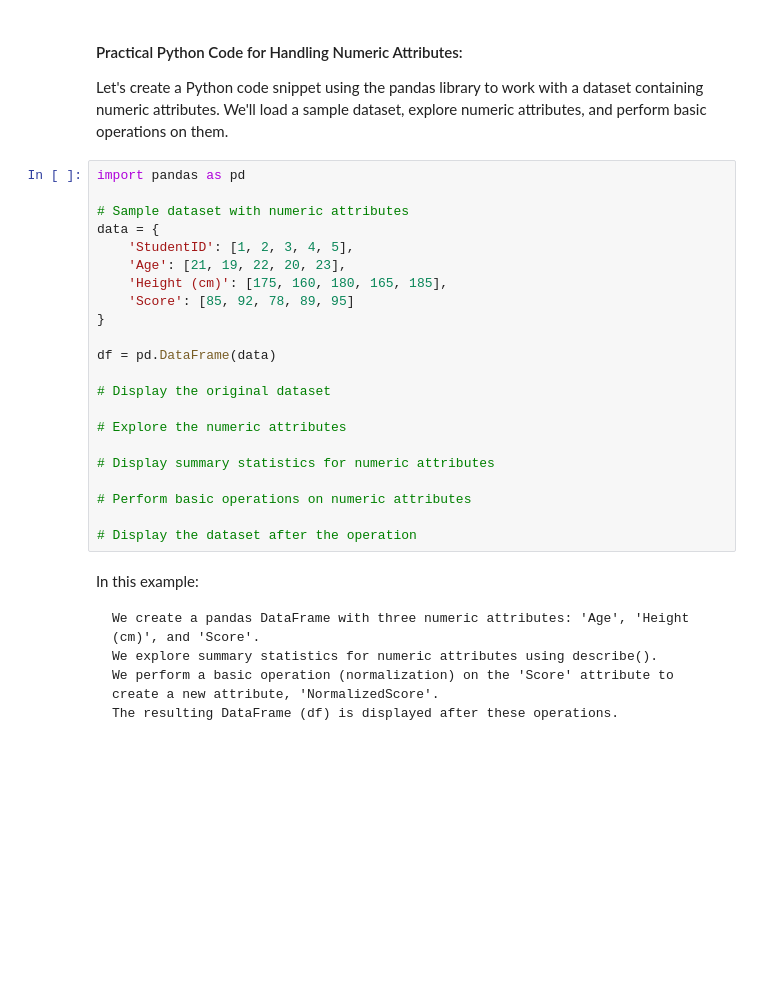
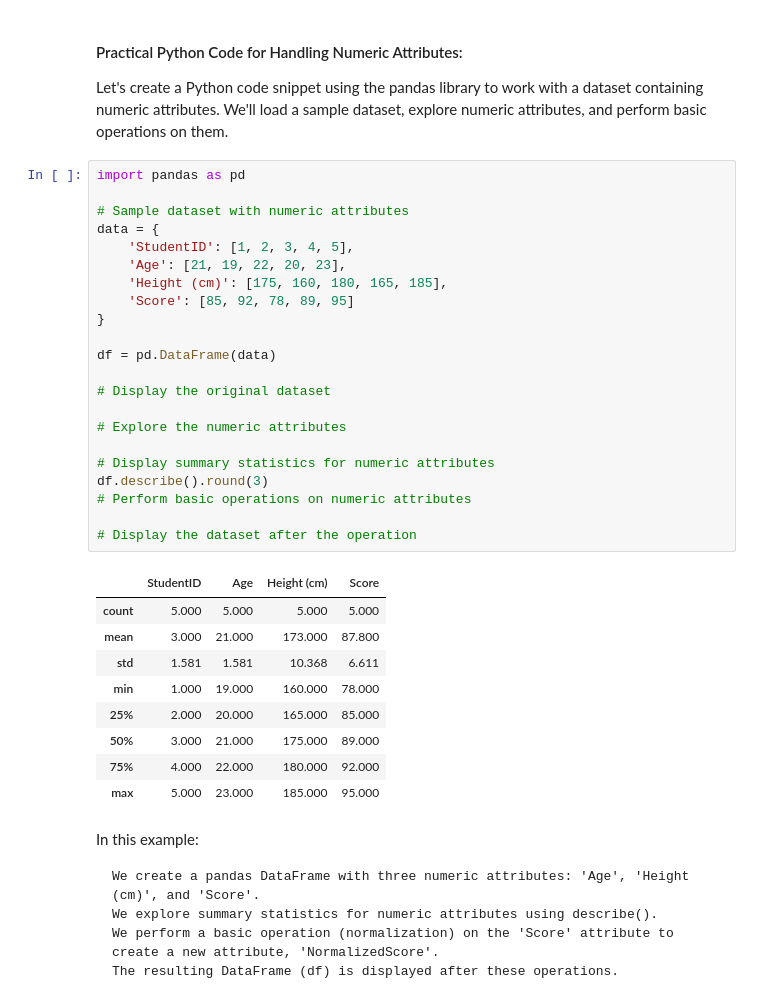
Before and after one commit to WayanRadit29/College_Data_Mining, a Jupyter notebook: Praktikum1/1 - Eksplorasi Data.ipynb, the cells around one changed output. Cells and saved outputs as stored; diff of their text form; blank space fills up the shorter version.

```diff
--- a/Praktikum1/1 - Eksplorasi Data.ipynb
+++ b/Praktikum1/1 - Eksplorasi Data.ipynb
@@ -141,25 +197,35 @@ Let's create a Python code snippet using the pandas library to work with a datas
 # %%
 import pandas as pd
 
 # Sample dataset with numeric attributes
 data = {
     'StudentID': [1, 2, 3, 4, 5],
     'Age': [21, 19, 22, 20, 23],
     'Height (cm)': [175, 160, 180, 165, 185],
     'Score': [85, 92, 78, 89, 95]
 }
 
 df = pd.DataFrame(data)
 
 # Display the original dataset
 
 # Explore the numeric attributes
 
 # Display summary statistics for numeric attributes
-
+df.describe().round(3)
 # Perform basic operations on numeric attributes
 
 # Display the dataset after the operation
+# %% [output]
+|  | StudentID | Age | Height (cm) | Score |
+| count | 5.000 | 5.000 | 5.000 | 5.000 |
+| mean | 3.000 | 21.000 | 173.000 | 87.800 |
+| std | 1.581 | 1.581 | 10.368 | 6.611 |
+| min | 1.000 | 19.000 | 160.000 | 78.000 |
+| 25% | 2.000 | 20.000 | 165.000 | 85.000 |
+| 50% | 3.000 | 21.000 | 175.000 | 89.000 |
+| 75% | 4.000 | 22.000 | 180.000 | 92.000 |
+| max | 5.000 | 23.000 | 185.000 | 95.000 |
 # %% [markdown]
 In this example:
 
```
Also changed, not shown: parts of 19 cells of this notebook.
